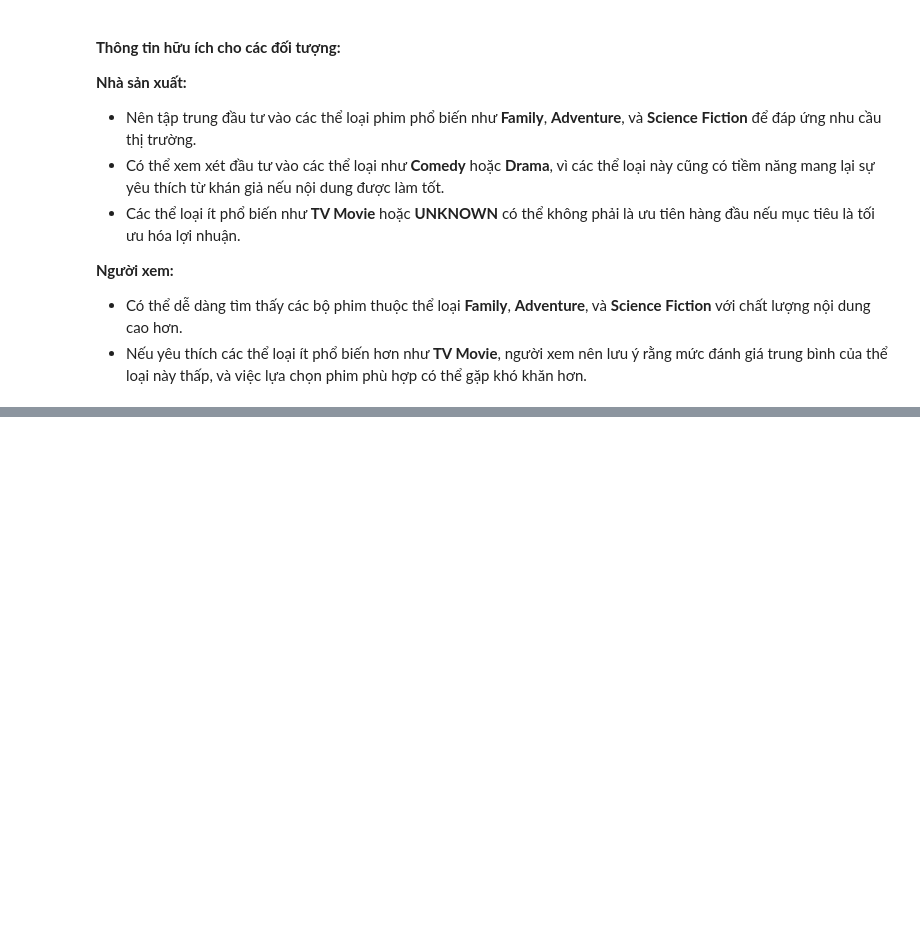
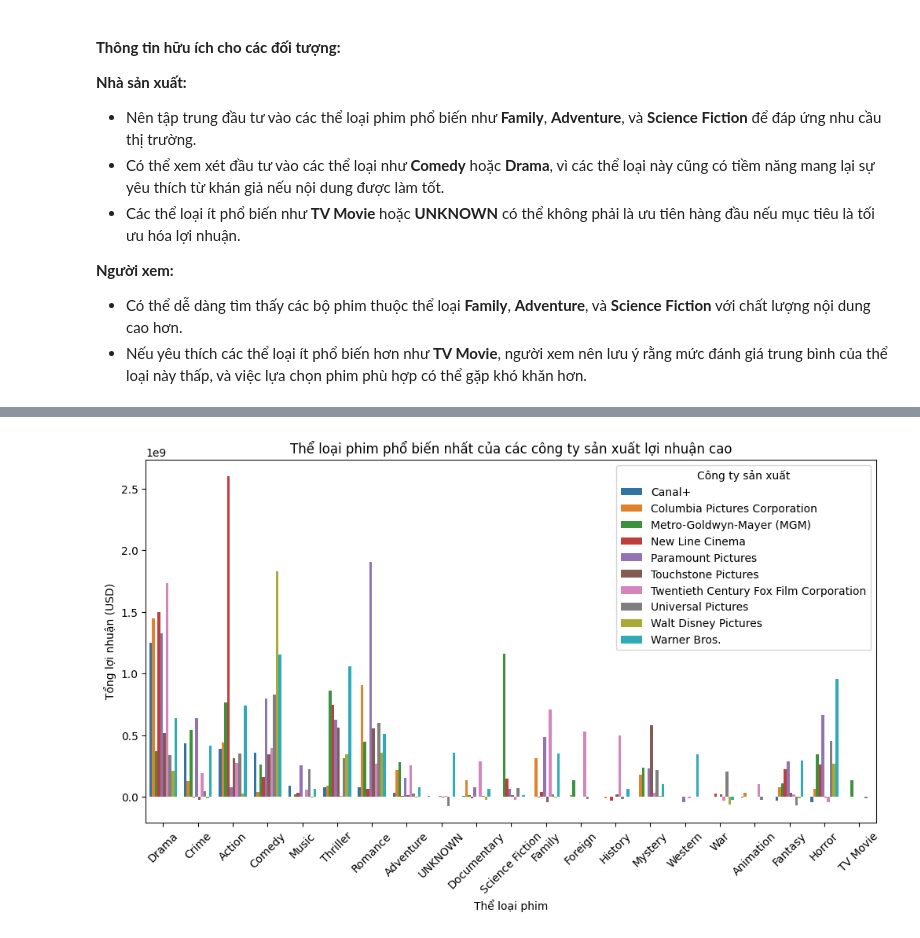
Before and after one commit to hoangfitus/csc17104-movies-eda, a Jupyter notebook: questions_and_answers.ipynb, the cells around one changed output, grey strips where cells are left out. Saved outputs shown, nothing was run; the diff lists cells and outputs as text; code cells hidden in the pictures; blank space fills up the shorter version.

```diff
--- a/questions_and_answers.ipynb
+++ b/questions_and_answers.ipynb
@@ -224,0 +333,19 @@ Như vậy từ các quan sát từ các biểu đồ trên, chúng ta có thể
+# %%
+# Xử lý cột ngày phát hành để lấy thông tin năm và tháng
+factors_exploded_df['release_date'] = pd.to_datetime(factors_exploded_df['release_date'], errors='coerce')
+factors_exploded_df['release_year'] = factors_exploded_df['release_date'].dt.year
+factors_exploded_df['release_month'] = factors_exploded_df['release_date'].dt.month
+# %%
+# Tách thể loại phim thành các thể loại riêng lẻ
+factors_exploded_df['genres'] = factors_exploded_df['genres'].str.split(',').explode('genres')
+# %%
+# Tổng lợi nhuận theo công ty sản xuất
+company_profit = factors_exploded_df.groupby('production_companies')['profit'].sum().reset_index()
+company_profit = company_profit.sort_values(by='profit', ascending=False).head(10)
+# %%
+# Tổng hợp thể loại phim phổ biến của top công ty sản xuất
+top_companies = company_profit['production_companies'].tolist()
+top_companies_genres = factors_exploded_df[factors_exploded_df['production_companies'].isin(top_companies)]
+top_companies_genres = top_companies_genres.groupby(['production_companies', 'genres'])['profit'].sum().reset_index()
+top_companies_genres = top_companies_genres.sort_values(by=['production_companies', 'profit'], ascending=[True, False])
+top_companies_genres
@@ -224,0 +386,12 @@ Như vậy từ các quan sát từ các biểu đồ trên, chúng ta có thể
+# %%
+# Vẽ biểu đồ: Thể loại phim phổ biến nhất của top công ty sản xuất
+plt.figure(figsize=(12, 6))
+sns.barplot(data=top_companies_genres, x='genres', y='profit', hue='production_companies', dodge=True)
+plt.title('Thể loại phim phổ biến nhất của các công ty sản xuất lợi nhuận cao')
+plt.xlabel('Thể loại phim')
+plt.ylabel('Tổng lợi nhuận (USD)')
+plt.xticks(rotation=45)
+plt.legend(title='Công ty sản xuất')
+plt.show()
+# %% [output]
+[figure, added]
```
Also changed, not shown: parts of 18 cells of this notebook.
